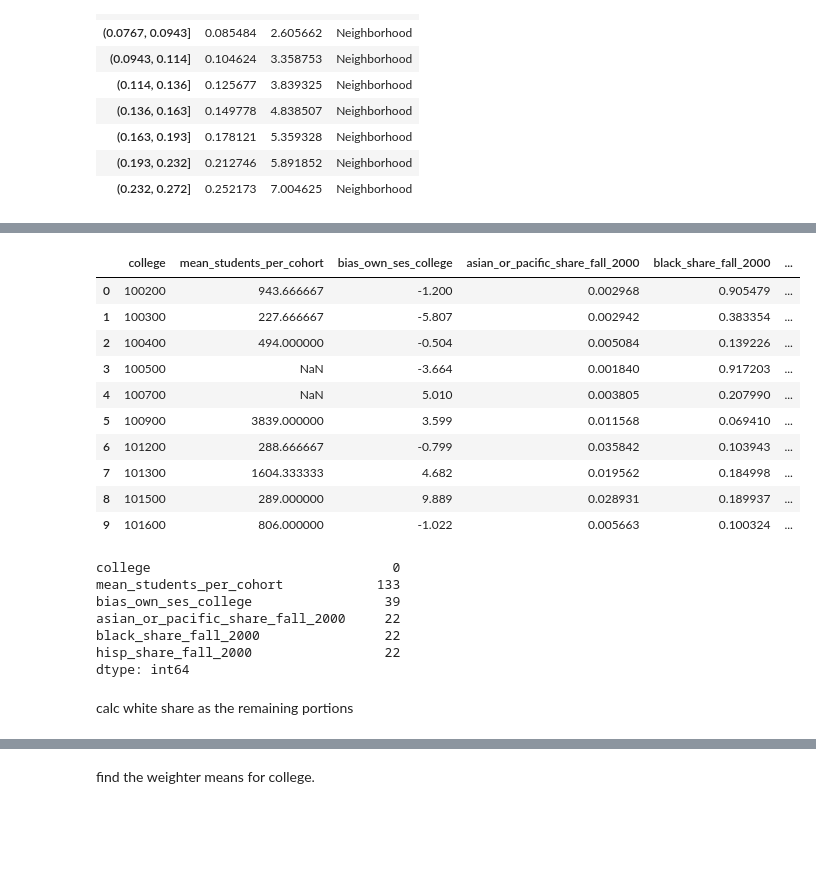
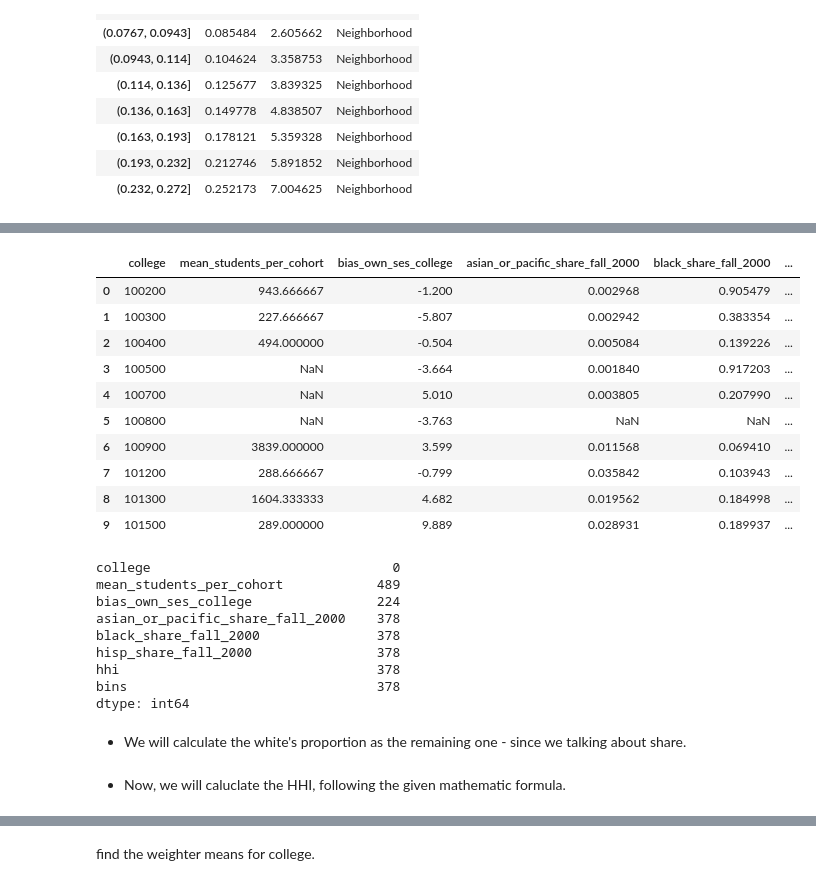
Before and after one commit to dmatsanganis/Economic_Connectedness_Analysis_and_Visualization, a Jupyter notebook: DM.ipynb, the cells around one changed output, grey strips where cells are left out. Drawn from its saved outputs; the diff is of its cells as text; code cells hidden in the pictures; blank space fills up the shorter version.

```diff
--- a/DM.ipynb
+++ b/DM.ipynb
@@ -1993,38 +2057,40 @@ college now. same procedure for college
 # %%
 # Merge the two college dataframes.
-question5_college_df = pd.merge(question5_college_first_df, question5_college_second_df, left_on='college', right_on='college')
+question5_college_df = pd.merge(question5_college_first_df, question5_college_second_df, on='college', how = 'left')
 
 # Preview the dataframe.
 question5_college_df.head(10)
 # question5_college_df.sample(10)
 # %% [output]
 |  | college | mean_students_per_cohort | bias_own_ses_college | asian_or_pacific_share_fall_2000 | black_share_fall_2000 | ... |
 | 0 | 100200 | 943.666667 | -1.200 | 0.002968 | 0.905479 | ... |
 | 1 | 100300 | 227.666667 | -5.807 | 0.002942 | 0.383354 | ... |
 | 2 | 100400 | 494.000000 | -0.504 | 0.005084 | 0.139226 | ... |
 | 3 | 100500 | NaN | -3.664 | 0.001840 | 0.917203 | ... |
 | 4 | 100700 | NaN | 5.010 | 0.003805 | 0.207990 | ... |
-| 5 | 100900 | 3839.000000 | 3.599 | 0.011568 | 0.069410 | ... |
-| 6 | 101200 | 288.666667 | -0.799 | 0.035842 | 0.103943 | ... |
-| 7 | 101300 | 1604.333333 | 4.682 | 0.019562 | 0.184998 | ... |
-| 8 | 101500 | 289.000000 | 9.889 | 0.028931 | 0.189937 | ... |
-| 9 | 101600 | 806.000000 | -1.022 | 0.005663 | 0.100324 | ... |
+| 5 | 100800 | NaN | -3.763 | NaN | NaN | ... |
+| 6 | 100900 | 3839.000000 | 3.599 | 0.011568 | 0.069410 | ... |
+| 7 | 101200 | 288.666667 | -0.799 | 0.035842 | 0.103943 | ... |
+| 8 | 101300 | 1604.333333 | 4.682 | 0.019562 | 0.184998 | ... |
+| 9 | 101500 | 289.000000 | 9.889 | 0.028931 | 0.189937 | ... |
 # %%
 # Check for NAs.
 question5_college_df.isnull().sum()
 # %% [output]
 college                               0
-mean_students_per_cohort            133
-bias_own_ses_college                 39
-asian_or_pacific_share_fall_2000     22
-black_share_fall_2000                22
-hisp_share_fall_2000                 22
+mean_students_per_cohort            489
+bias_own_ses_college                224
+asian_or_pacific_share_fall_2000    378
+black_share_fall_2000               378
+hisp_share_fall_2000                378
+hhi                                 378
+bins                                378
 dtype: int64
 # %%
 # Drop the NAs.
 question5_college_df = question5_college_df.dropna()
-# %% [markdown]
-calc white share as the remaining portions
+# %% [markdown]
+* We will calculate the white's proportion as the remaining one - since we talking about share.
 # %%
 black_proportion = question5_college_df['black_share_fall_2000']
 hispanic_proportion = question5_college_df['hisp_share_fall_2000']
@@ -2032,6 +2098,8 @@ asian_or_pacific_proportion = question5_college_df['asian_or_pacific_share_fall_
 
 # Calculate white proportion.
 white_proportion = 1 - black_proportion - hispanic_proportion - asian_or_pacific_proportion
+# %% [markdown]
+* Now, we will caluclate the HHI, following the given mathematic formula.
 # %%
 # Calculate the HHI for the colleges.
 question5_college_df['hhi'] = 1 - ((white_proportion **2) +
```
Also changed, not shown: parts of 43 cells of this notebook.
